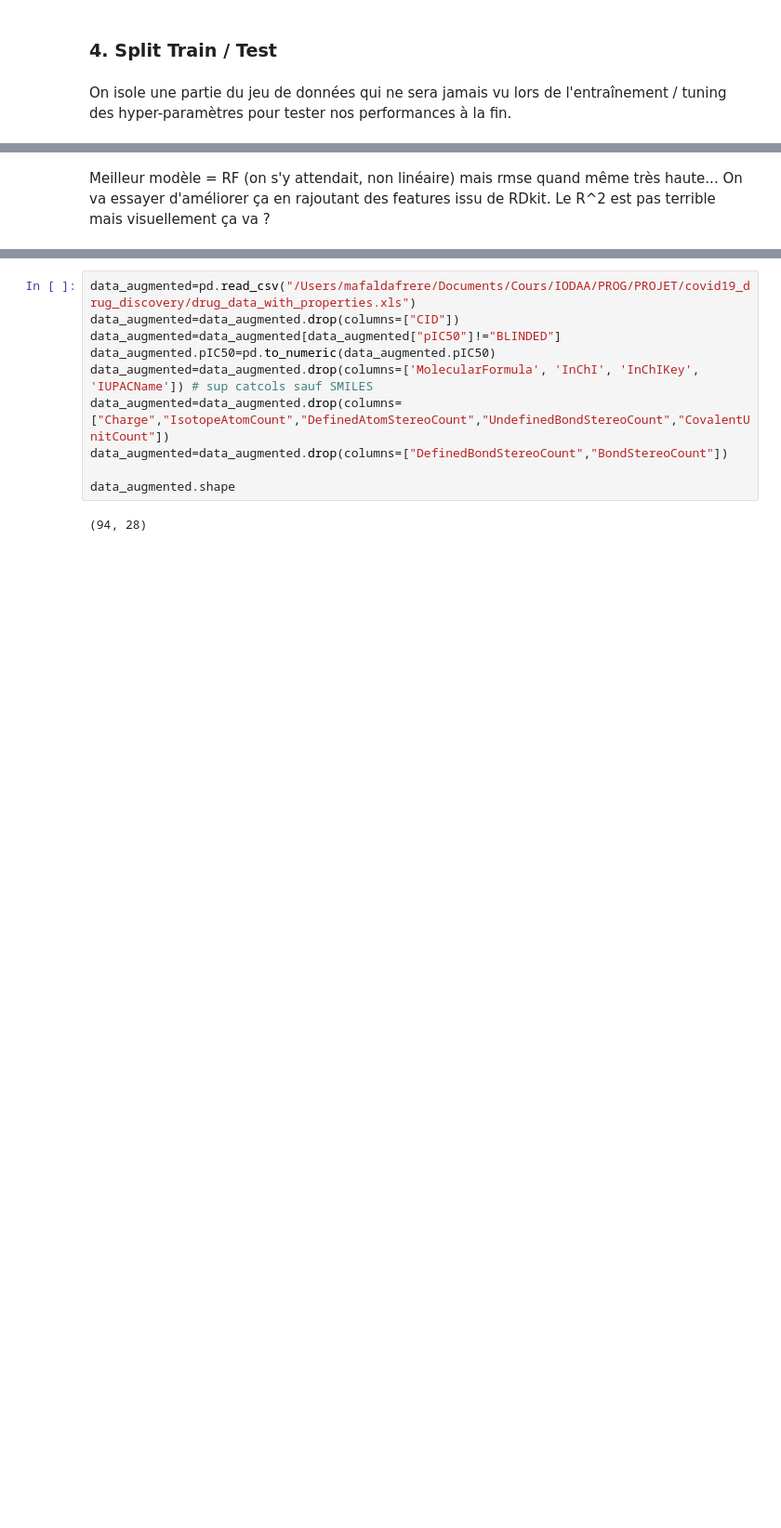
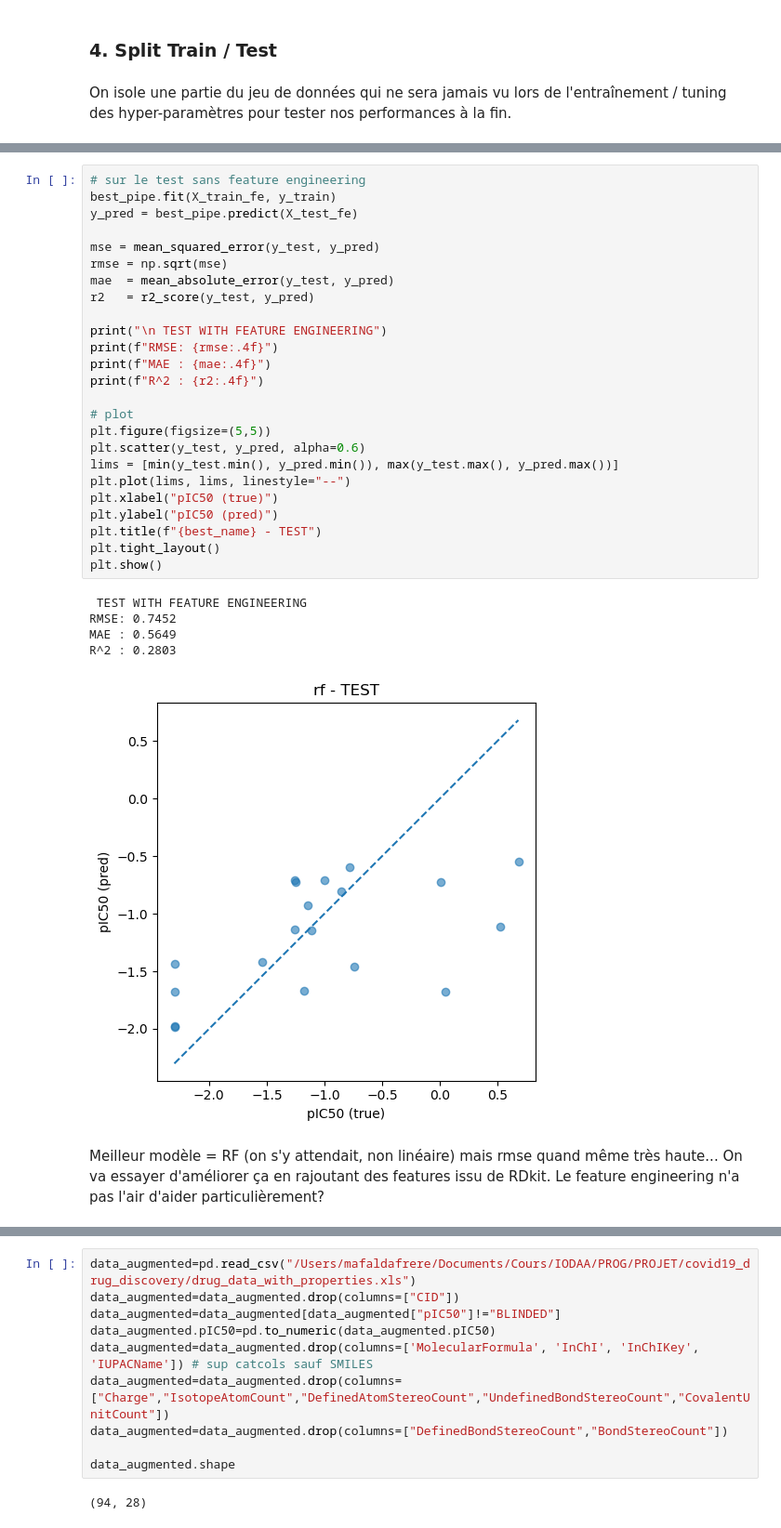
Before and after one commit to mafalda-frere/covid19_drug_discovery, a Jupyter notebook: covid19_drug_discovery.ipynb, the cells around one changed output, grey strips where cells are left out. Shown at 93% size. Saved outputs shown, nothing was run; the diff lists cells and outputs as text; blank space fills up the shorter version.

```diff
--- a/covid19_drug_discovery.ipynb
+++ b/covid19_drug_discovery.ipynb
@@ -477,2 +491,34 @@ R^2 : -0.0455
+# %%
+# sur le test sans feature engineering
+best_pipe.fit(X_train_fe, y_train)
+y_pred = best_pipe.predict(X_test_fe)
+
+mse = mean_squared_error(y_test, y_pred)
+rmse = np.sqrt(mse)
+mae  = mean_absolute_error(y_test, y_pred)
+r2   = r2_score(y_test, y_pred)
+
+print("\n TEST WITH FEATURE ENGINEERING")
+print(f"RMSE: {rmse:.4f}")
+print(f"MAE : {mae:.4f}")
+print(f"R^2 : {r2:.4f}")
+
+# plot
+plt.figure(figsize=(5,5))
+plt.scatter(y_test, y_pred, alpha=0.6)
+lims = [min(y_test.min(), y_pred.min()), max(y_test.max(), y_pred.max())]
+plt.plot(lims, lims, linestyle="--")
+plt.xlabel("pIC50 (true)")
+plt.ylabel("pIC50 (pred)")
+plt.title(f"{best_name} - TEST")
+plt.tight_layout()
+plt.show()
+# %% [output]
+ TEST WITH FEATURE ENGINEERING
+RMSE: 0.7452
+MAE : 0.5649
+R^2 : 0.2803
+[figure, added]
 # %% [markdown]
-Meilleur modèle = RF (on s'y attendait, non linéaire) mais rmse quand même très haute... On va essayer d'améliorer ça en rajoutant des features issu de RDkit. Le R^2 est pas terrible mais visuellement ça va ?
+Meilleur modèle = RF (on s'y attendait, non linéaire) mais rmse quand même très haute... On va essayer d'améliorer ça en rajoutant des features issu de RDkit.
+Le feature engineering n'a pas l'air d'aider particulièrement?
```
Also changed, not shown: parts of 59 cells of this notebook.
